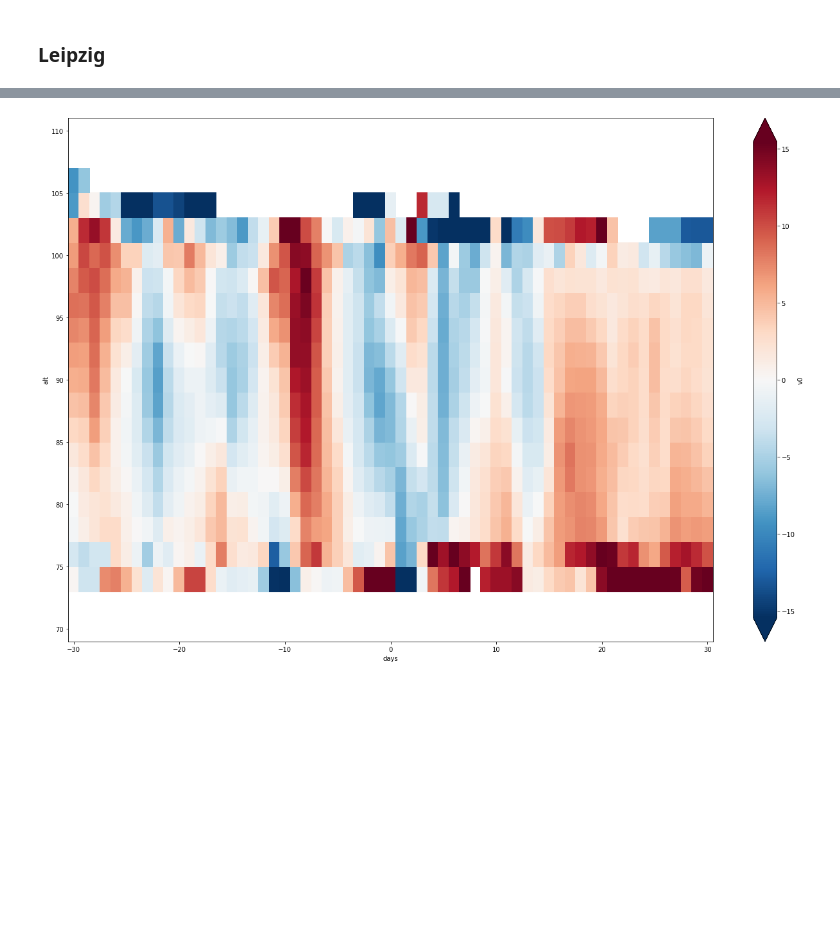
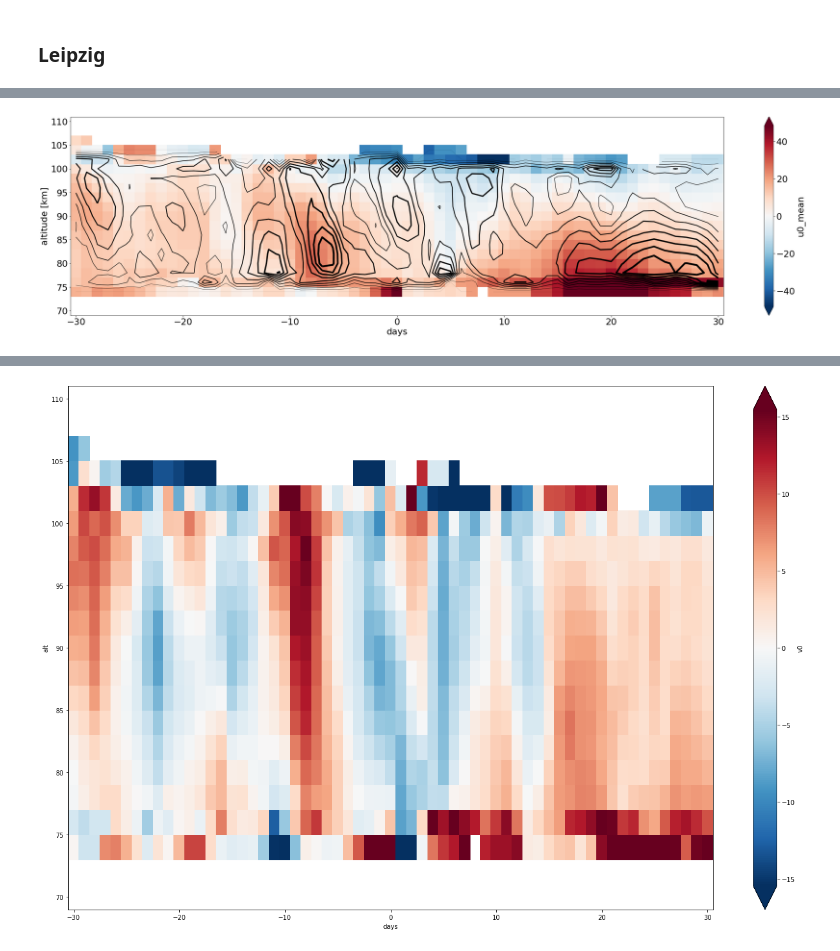
Before and after one commit to VACILT/SSW_project, a Jupyter notebook: Issue 2 - Analysis of new data.ipynb, the cells around one changed output, grey strips where cells are left out. Saved outputs shown, nothing was run; the diff lists cells and outputs as text; code cells hidden in the pictures; blank space fills up the shorter version.

```diff
--- a/Issue 2 - Analysis of new data.ipynb
+++ b/Issue 2 - Analysis of new data.ipynb
@@ -143 +169,9 @@ sea_v_col_anomalie = sea(30,'Leipzig',v_col_anomalie)
+# %%
+p = sea_u_col['u0_mean'].sel(alt = slice(70,110)).plot(x='days',robust=True, size = 9, aspect=4)
+ax = p.axes
+nl = 11
+ax1 = sea_u_col['u0_std'].sel(alt = slice(70,110)).plot.contour(x='days',robust=True, levels = nl,
+                                                                colors ='k', ax = ax, linewidths=np.linspace(0.1,5,nl))
+# %% [output]
+[figure, added]
 # %%
```
Also changed, not shown: parts of 77 cells of this notebook.
